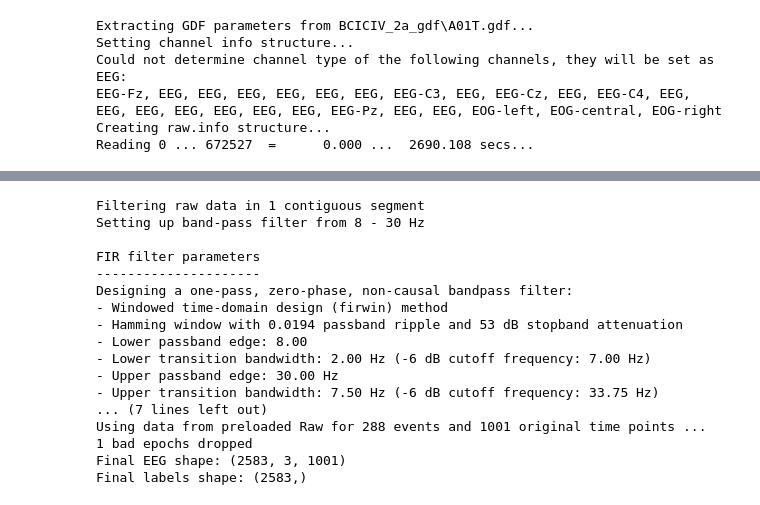
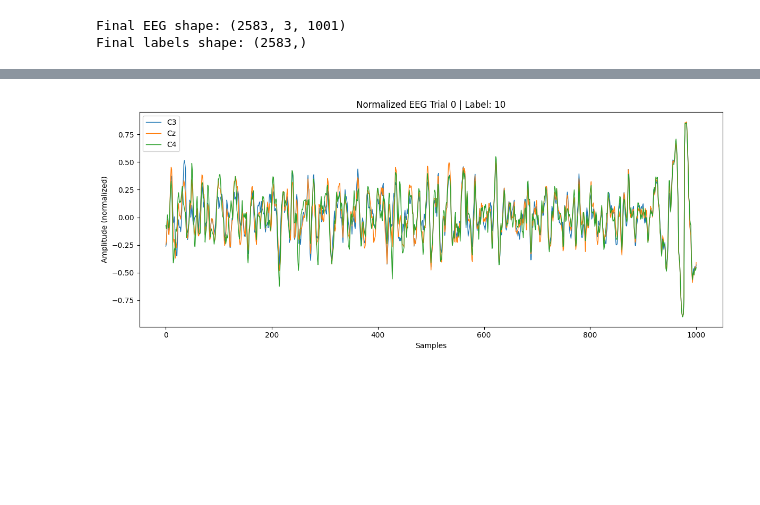
Before and after one commit to Rakeshmalviya88/motor-imagery-eeg-gan, a Jupyter notebook: code.ipynb, the cells around one changed output, grey strips where cells are left out. Saved outputs shown, nothing was run; the diff lists cells and outputs as text; code cells hidden in the pictures; blank space fills up the shorter version.

Commit message:
add visualisation

```diff
--- a/code.ipynb
+++ b/code.ipynb
@@ -7,9 +7,17 @@
 # Channels: C3, Cz, C4
 # ==========================================
 
+import warnings
 import mne
 import numpy as np
+import matplotlib.pyplot as plt
 from sklearn.preprocessing import MinMaxScaler
+
+# Suppress known non-critical channel-type warning from GDF reader
+warnings.filterwarnings(
+    "ignore",
+    message="Could not determine channel type of the following channels, they will be set as EEG:*"
+ )
 
 # Will store data from all subjects
 all_X = []
@@ -20,19 +28,25 @@ for subject in range(1, 10):
 
     # Creates filenames:
     # A01T.gdf, A02T.gdf, ..., A09T.gdf
-    file_path = f"BCICIV_2a_gdf\A{subject:02d}T.gdf"
+    file_path = f"BCICIV_2a_gdf\\A{subject:02d}T.gdf"
 
-    # Load EEG recording
-    raw = mne.io.read_raw_gdf(file_path, preload=True)
+    # Load EEG recording (suppress reader warnings)
+    raw = mne.io.read_raw_gdf(file_path, preload=True, verbose="ERROR")
+
+    # Explicitly mark known EOG channels when present
+    eog_channels = ["EOG-left", "EOG-central", "EOG-right"]
+    present_eog = {ch: "eog" for ch in eog_channels if ch in raw.ch_names}
+    if present_eog:
+        raw.set_channel_types(present_eog)
 
     # Keep only motor cortex channels
     raw.pick(["EEG-C3", "EEG-Cz", "EEG-C4"])
 
     # Motor imagery frequency range
-    raw.filter(8, 30)
+    raw.filter(8, 30, verbose="ERROR")
 
     # Extract event markers
-    events, event_dict = mne.events_from_annotations(raw)
+    events, event_dict = mne.events_from_annotations(raw, verbose="ERROR")
 
     # Keep only motor imagery events
     available_events = {
@@ -48,7 +62,8 @@ for subject in range(1, 10):
         tmin=2,
         tmax=6,
         baseline=None,
-        preload=True
+        preload=True,
+        verbose="ERROR"
     )
 
     # EEG data
@@ -67,26 +82,32 @@ X = np.concatenate(all_X, axis=0)
 y = np.concatenate(all_y, axis=0)
 
 # Normalize EEG values to [-1, 1]
-
 scaler = MinMaxScaler(feature_range=(-1, 1))
-
 X_flat = X.reshape(-1, X.shape[-1])
-
 X_norm = scaler.fit_transform(X_flat)
-
 X_norm = X_norm.reshape(X.shape)
 
 # Save dataset
-
-np.save("X_preprocessed2.npy", X_norm)             # previous run: X_preprocessed.npy
+np.save("X_preprocessed2.npy", X_norm)
 np.save("y.npy", y)
 
 print("Final EEG shape:", X_norm.shape)
 print("Final labels shape:", y.shape)
+
+#  visualization: first trial, all three channels
+trial_idx = 0
+channel_names = ["EEG-C3", "EEG-Cz", "EEG-C4"]
+
+plt.figure(figsize=(12, 5))
+for ch_idx, ch_name in enumerate(channel_names):
+    plt.plot(X_norm[trial_idx, ch_idx, :], label=ch_name, linewidth=1.0)
+
+plt.title(f"Normalized EEG Trial {trial_idx} | Label: {y[trial_idx]}")
+plt.xlabel("Samples")
+plt.ylabel("Amplitude (normalized)")
+plt.legend()
+plt.tight_layout()
+plt.show()
 # %% [output]
-Extracting GDF parameters from BCICIV_2a_gdf\A01T.gdf...
-Setting channel info structure...
-Could not determine channel type of the following channels, they will be set as EEG:
-EEG-Fz, EEG, EEG, EEG, EEG, EEG, EEG, EEG-C3, EEG, EEG-Cz, EEG, EEG-C4, EEG, EEG, EEG, EEG, EEG, EEG, EEG, EEG-Pz, EEG, EEG, EOG-left, EOG-central, EOG-right
-Creating raw.info structure...
-Reading 0 ... 672527  =      0.000 ...  2690.108 secs...
+Final EEG shape: (2583, 3, 1001)
+Final labels shape: (2583,)
@@ -229,17 +114 @@ Reading 0 ... 673327  =      0.000 ...  2693.308 secs...
-Filtering raw data in 1 contiguous segment
-Setting up band-pass filter from 8 - 30 Hz
-
-FIR filter parameters
----------------------
-Designing a one-pass, zero-phase, non-causal bandpass filter:
-- Windowed time-domain design (firwin) method
-- Hamming window with 0.0194 passband ripple and 53 dB stopband attenuation
-- Lower passband edge: 8.00
-- Lower transition bandwidth: 2.00 Hz (-6 dB cutoff frequency: 7.00 Hz)
-- Upper passband edge: 30.00 Hz
-- Upper transition bandwidth: 7.50 Hz (-6 dB cutoff frequency: 33.75 Hz)
-... (7 lines left out)
-Using data from preloaded Raw for 288 events and 1001 original time points ...
-1 bad epochs dropped
-Final EEG shape: (2583, 3, 1001)
-Final labels shape: (2583,)
+[figure, added]
```
Also changed, not shown: parts of 1 cell of this notebook.
